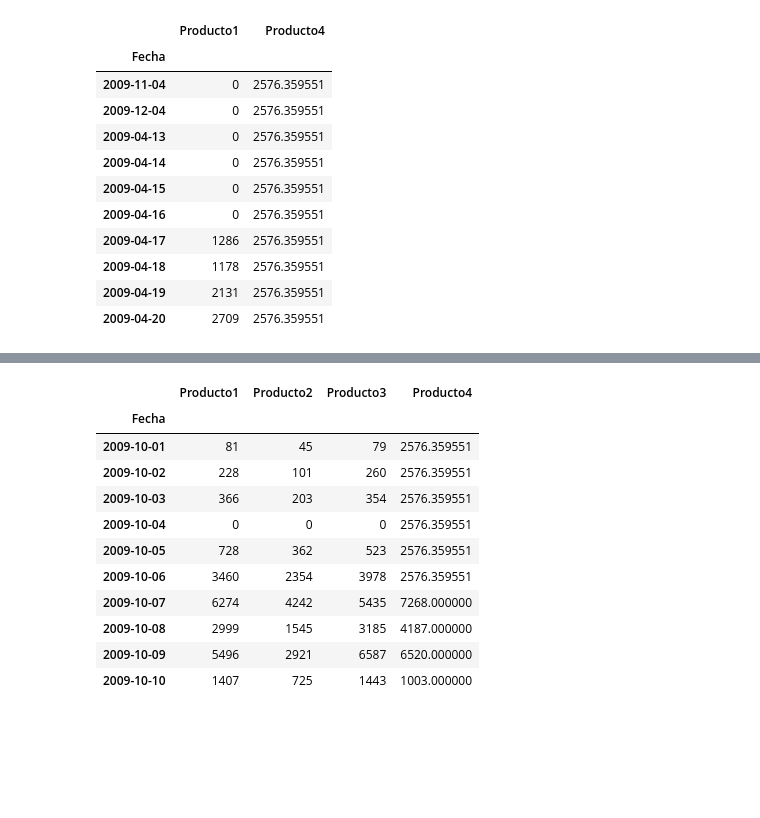
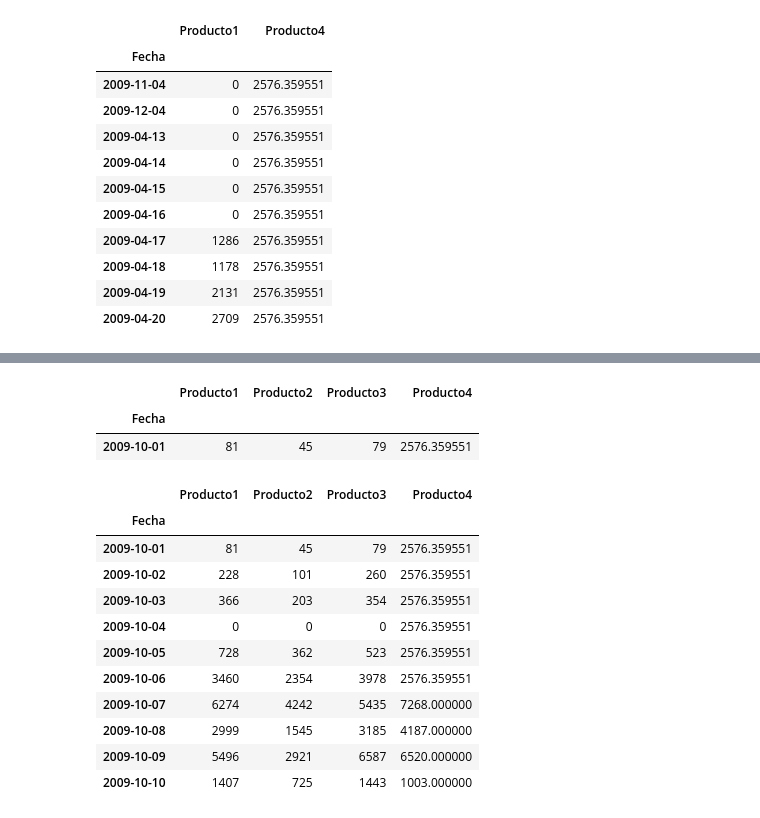
Before and after one commit to darioblandon/Curso1, a Jupyter notebook: S3/s03.ipynb, the cells around one changed output, grey strips where cells are left out. Saved outputs shown, nothing was run; the diff lists cells and outputs as text; code cells hidden in the pictures; blank space fills up the shorter version.

```diff
--- a/S3/s03.ipynb
+++ b/S3/s03.ipynb
@@ -367,6 +381,12 @@ df.iloc[:,1:3]
 | 2009-12-30 | 43 | 115 |
 | 2009-12-31 | 46 | 112 |
 365 rows × 2 columns
+# %%
+df.loc["2009-10-01"]
+# %% [output]
+|  | Producto1 | Producto2 | Producto3 | Producto4 |
+| Fecha |  |  |  |  |
+| 2009-10-01 | 81 | 45 | 79 | 2576.359551 |
 # %%
 df.loc["2009-10-01":"2009-10-10"]
 # %% [output]
```
Also changed, not shown: parts of 11 cells of this notebook.
